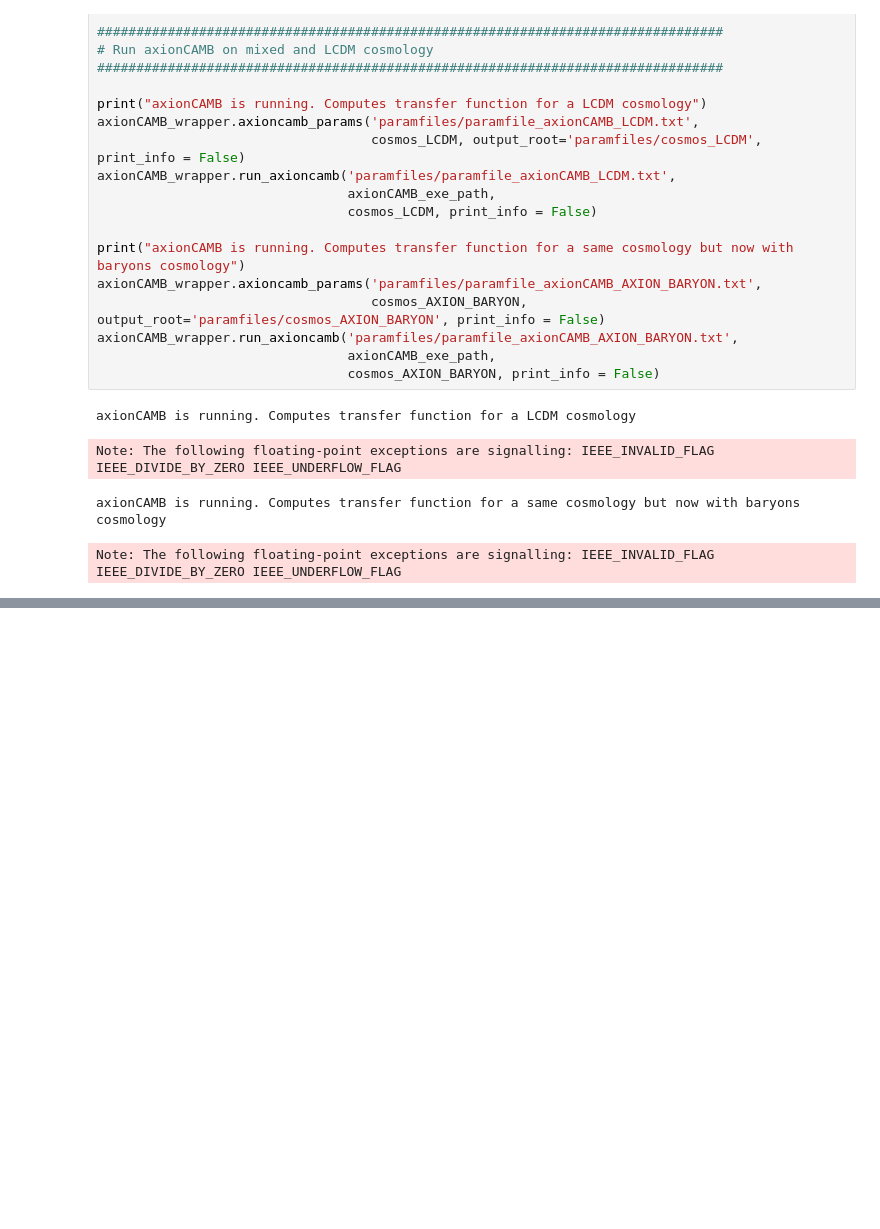
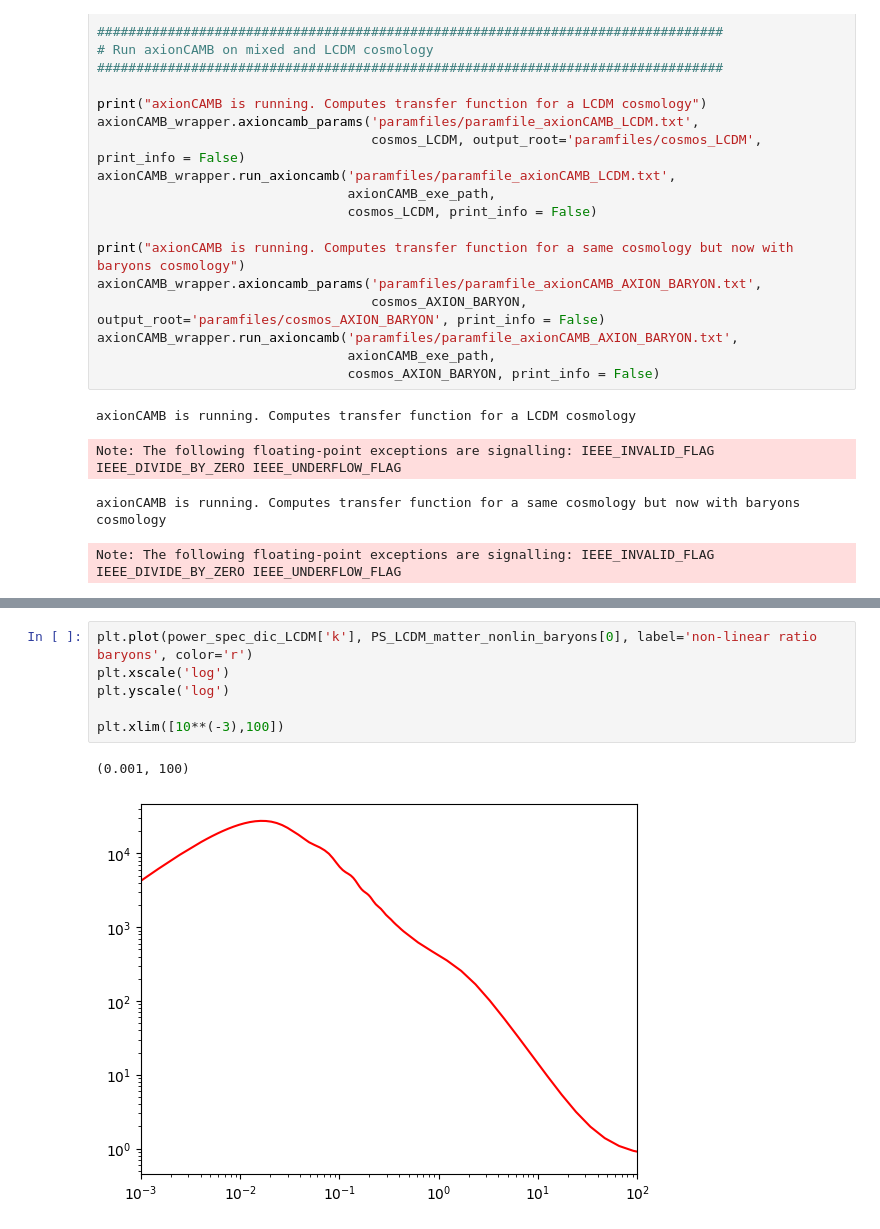
Before and after one commit to calvinprestonastro/axionHMcode_Tagn, a Jupyter notebook: example_baryons.ipynb, the cells around one changed output, grey strips where cells are left out. Drawn from its saved outputs; the diff is of its cells as text; blank space fills up the shorter version.

```diff
--- a/example_baryons.ipynb
+++ b/example_baryons.ipynb
@@ -191,3 +175,12 @@ plt.ylim(0.5,1.0)
+# %%
+plt.plot(power_spec_dic_LCDM['k'], PS_LCDM_matter_nonlin_baryons[0], label='non-linear ratio baryons', color='r')
+plt.xscale('log')
+plt.yscale('log')
+
+plt.xlim([10**(-3),100])
+# %% [output]
+(0.001, 100)
+[figure, added]
 # %%
 ### TRYING T_AGN
 
```
Also changed, not shown: parts of 7 cells of this notebook, 6 other files.
